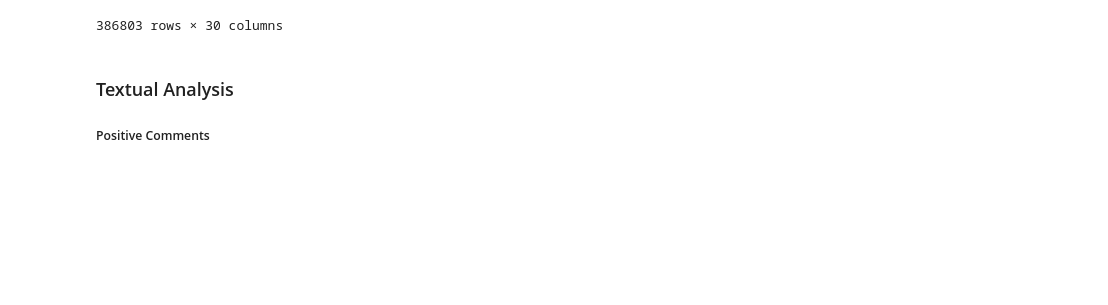
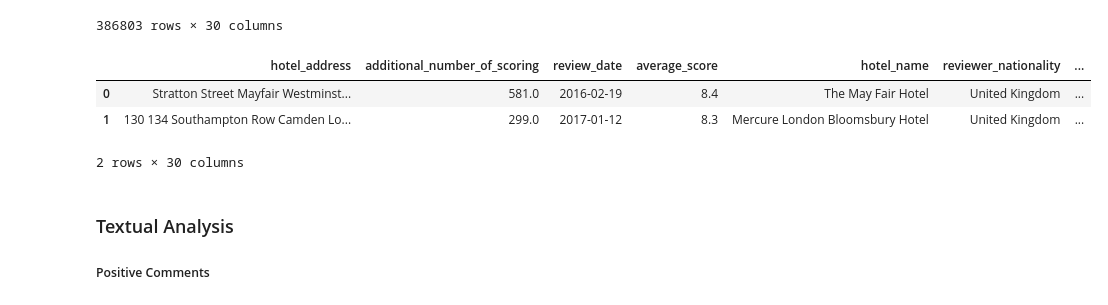
Before and after one commit to akramkhal/KaggleProjects, a Jupyter notebook: BookingHotel/ds_booking.ipynb, the cells around one changed output. Saved outputs shown, nothing was run; the diff lists cells and outputs as text; code cells hidden in the pictures; blank space fills up the shorter version.

```diff
--- a/BookingHotel/ds_booking.ipynb
+++ b/BookingHotel/ds_booking.ipynb
@@ -490,6 +490,13 @@ display(data_temp)
 | 384118 | NaN | NaN | NaT | NaN | NaN | NaN | ... |
 | 385441 | NaN | NaN | NaT | NaN | NaN | NaN | ... |
 386803 rows × 30 columns
+# %%
+data_temp.head(2)
+# %% [output]
+|  | hotel_address | additional_number_of_scoring | review_date | average_score | hotel_name | reviewer_nationality | ... |
+| 0 | Stratton Street Mayfair Westminst... | 581.0 | 2016-02-19 | 8.4 | The May Fair Hotel | United Kingdom | ... |
+| 1 | 130 134 Southampton Row Camden Lo... | 299.0 | 2017-01-12 | 8.3 | Mercure London Bloomsbury Hotel | United Kingdom | ... |
+2 rows × 30 columns
 # %% [markdown]
 ### Textual Analysis
 
```
Also changed, not shown: parts of 11 cells of this notebook, 1 other file.
